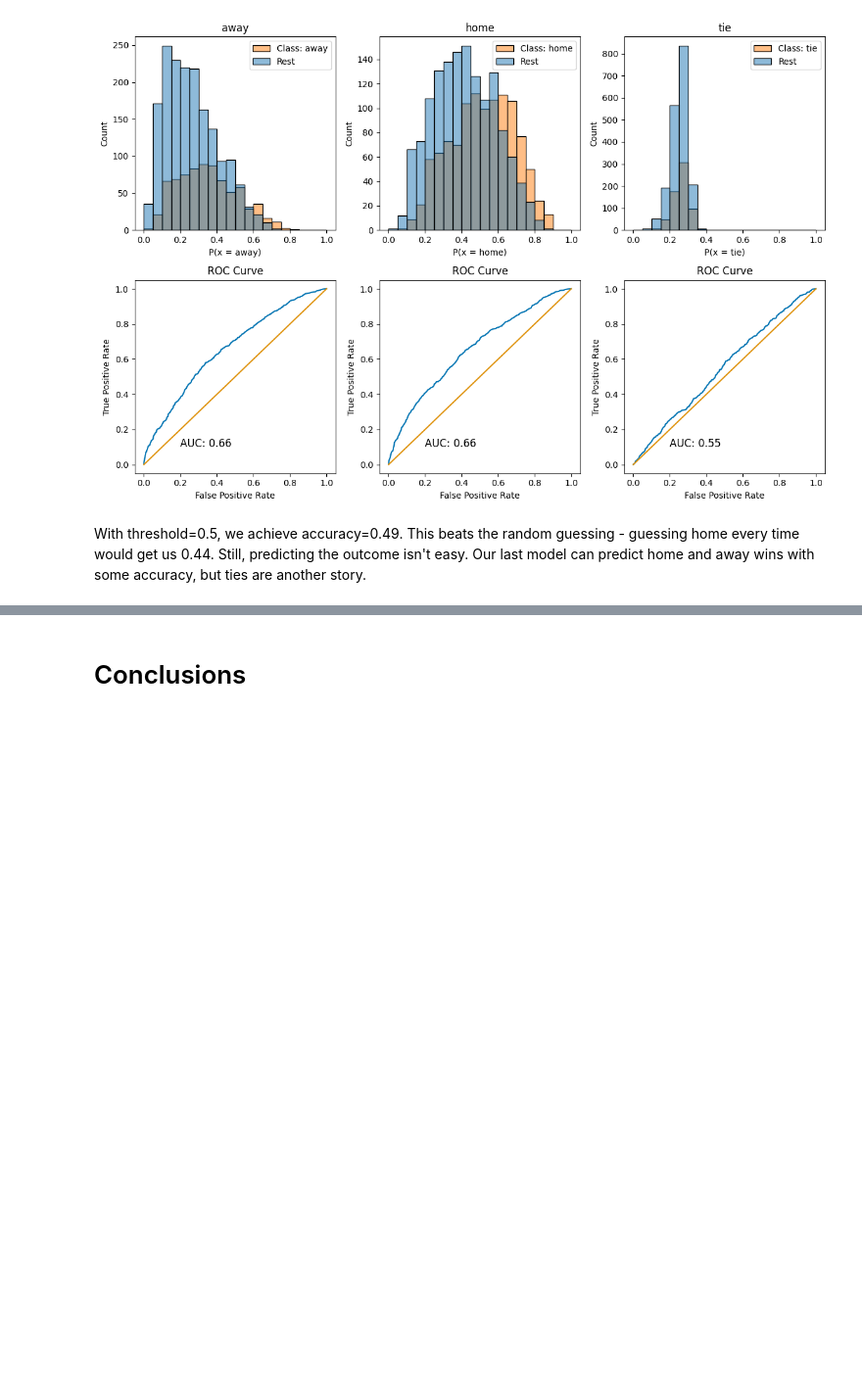
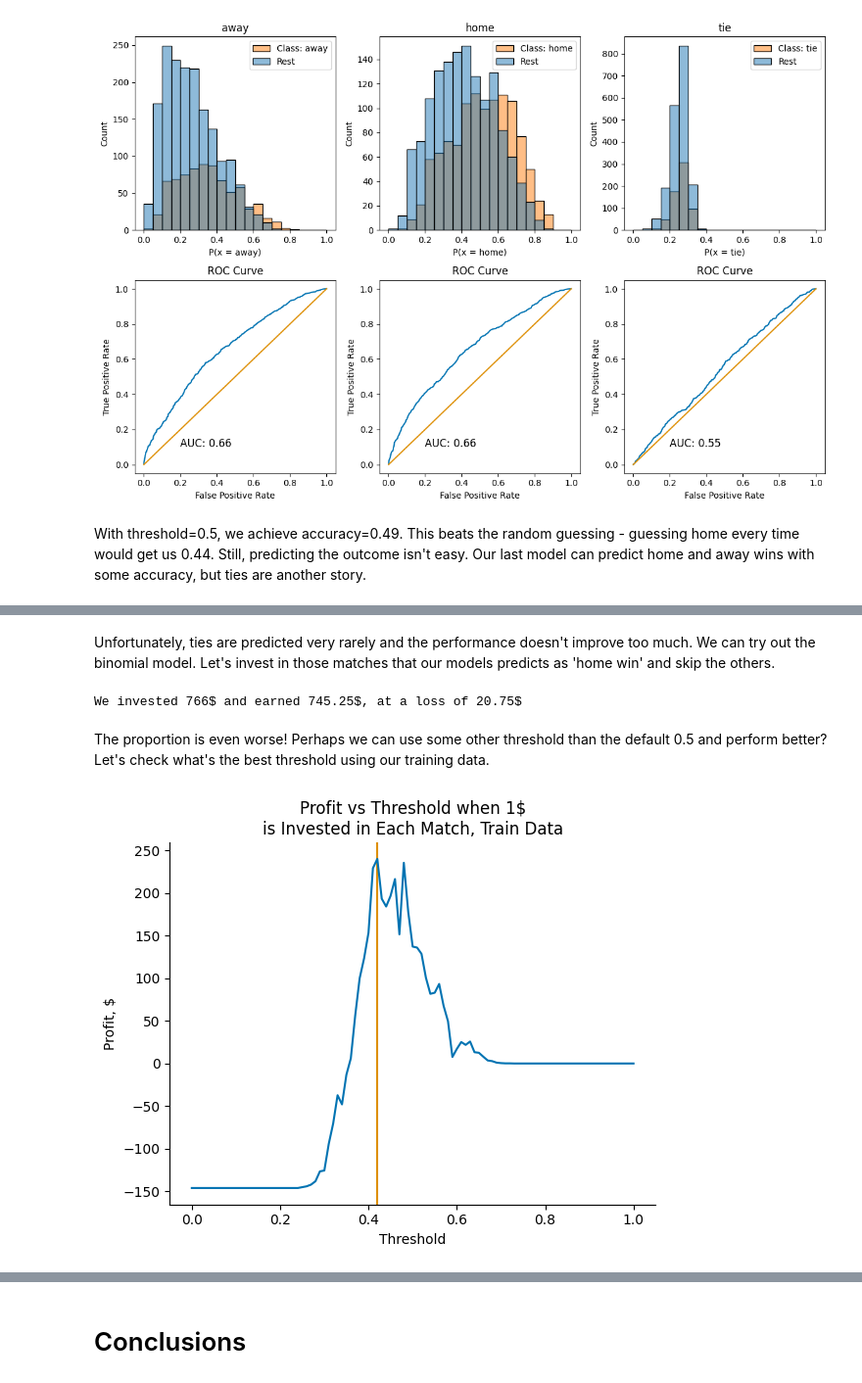
Before and after one commit to Vienmarskinis/football_matches, a Jupyter notebook: main_findings.ipynb, the cells around one changed output, grey strips where cells are left out. Shown at 98% size. Drawn from its saved outputs; the diff is of its cells as text; code cells hidden in the pictures; blank space fills up the shorter version.

```diff
--- a/main_findings.ipynb
+++ b/main_findings.ipynb
@@ -1521,0 +1659,80 @@ With threshold=0.5, we achieve accuracy=0.49. This beats the random guessing - g
+# %% [markdown]
+Unfortunately, ties are predicted very rarely and the performance doesn't improve too much. We can try out the binomial model. Let's invest in those matches that our models predicts as 'home win' and skip the others.
+# %%
+df_binomial = df.copy()
+# get X_test with index of our betting df
+X_test_viable_bet = X_test_transformed[X_test_transformed.index.isin(df_binomial.index)]
+# get predictions
+df_binomial["prediction"] = model_binomial.predict(X_test_viable_bet)
+# filter for "home won" predictions
+df_binomial = df_binomial[df_binomial["prediction"]]
+
+df_binomial["earnings"] = 0
+bets_won = df_binomial["outcome"] == "home"
+df_binomial.loc[bets_won, "earnings"] = df_binomial["max_home_odds"]
+
+investment = len(df_binomial)
+earnings = df_binomial["earnings"].sum()
+print(
+    f"We invested {investment}$ and earned {earnings:.2f}$, at a loss of"
+    f" {investment - earnings:.2f}$"
+)
+# %% [output]
+We invested 766$ and earned 745.25$, at a loss of 20.75$
+# %% [markdown]
+The proportion is even worse! Perhaps we can use some other threshold than the default 0.5 and perform better? Let's check what's the best threshold using our training data.
+# %%
+def calculate_profit(df_raw):
+    df = df_raw.copy()
+    # filter out all non home-win predictions
+    df = df[df["prediction"]]
+
+    # locate won bets and calculate individual earnings
+    df["earnings"] = 0
+    bets_won = df["outcome"] == "home"
+    df.loc[bets_won, "earnings"] = df["max_home_odds"]
+
+    # calculate profit
+    investment = len(df)
+    earnings = df["earnings"].sum()
+    return earnings - investment
+
+
+# construct dataframe with real outcomes and max odds
+betting_train = pd.DataFrame([Y_train_class]).T.rename(columns={0: "outcome"})
+
+# we'll bet in the agency that has best odds
+betting_train["max_home_odds"] = home_odds.max(axis=1)
+betting_train["max_away_odds"] = away_odds.max(axis=1)
+betting_train["max_tie_odds"] = tie_odds.max(axis=1)
+
+# drop rows that have no odds
+betting_train = betting_train.dropna()
+
+# get X_train with index of our betting df
+X_train_viable_bet = X_train_transformed[
+    X_train_transformed.index.isin(betting_train.index)
+]
+
+# calculate profit at each threshold
+profits_dict = {}
+for threshold in np.arange(0, 1.01, 0.01):
+    # get predictions
+    betting_train["prediction"] = (
+        model_binomial.predict_proba(X_train_viable_bet)[:, 1] >= threshold
+    )
+    profits_dict[threshold] = calculate_profit(betting_train)
+
+# locate best threshold, mark it on the figure
+max_profit_idx = np.array(list(profits_dict.values())).argmax()
+best_threshold = list(profits_dict.keys())[max_profit_idx]
+plt.axvline(best_threshold, color=figure_colors_qualitative[1])
+
+# plot profit vs threshold
+sns.lineplot(profits_dict, color=figure_colors_qualitative[0])
+plt.title("Profit vs Threshold when 1$\nis Invested in Each Match, Train Data")
+plt.xlabel("Threshold")
+plt.ylabel("Profit, $")
+sns.despine()
+# %% [output]
+[figure, added]
```
Also changed, not shown: parts of 29 cells of this notebook, 2 other files.
